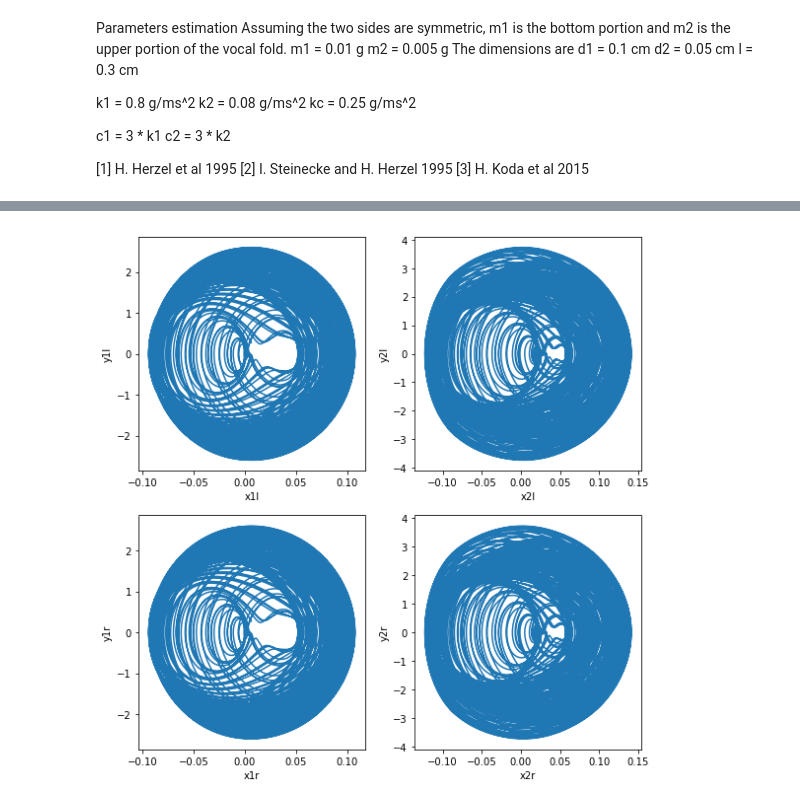
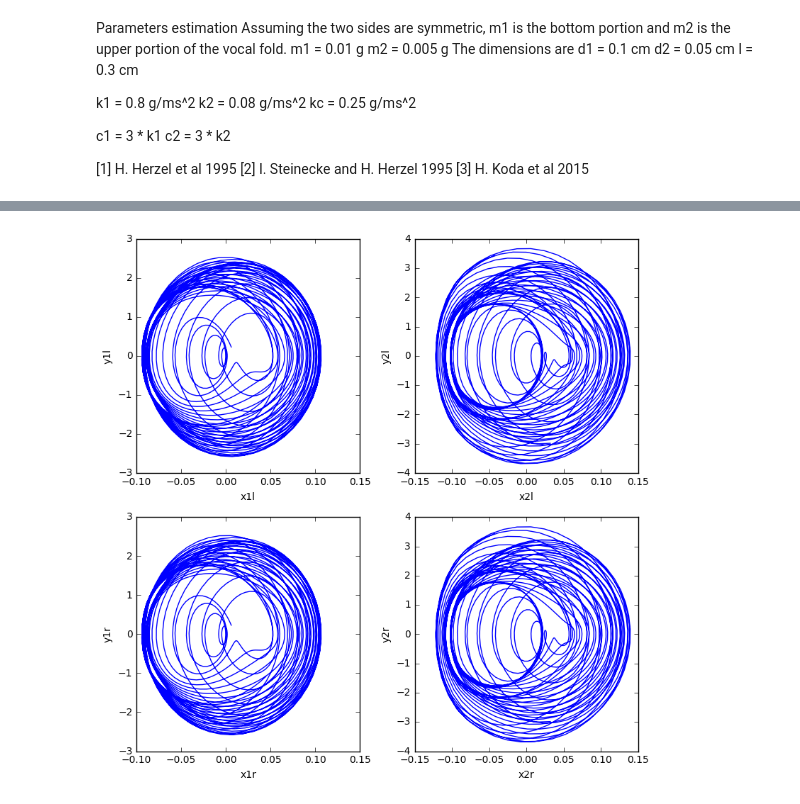
Before and after one commit to yisiszhang/two_mass_model, a Jupyter notebook: two_mass_model.ipynb, the cells around one changed output, grey strips where cells are left out. Cells and saved outputs as stored; diff of their text form; code cells hidden in the pictures.

```diff
--- a/two_mass_model.ipynb
+++ b/two_mass_model.ipynb
@@ -51,26 +25,8 @@ c2 = 3 * k2
 [3] H. Koda et al 2015
 # %%
 # Parameters
-#Q1 = 1             #scaling factor
-#Q2 = Q1**(1/3)
-#dr = 0.0001          #dampling ratio
-#m1l = m1r = m1 = 0.01 * Q1
-#m2l = m2r = m2 = 0.005 * Q1
-#k1l = k1r = k1 = 1*Q2
-#k2l = k2r = k2 = 0.25*Q2
-#kcl = kcr = kc = 0.25*Q2
-#c1l = c1r = c1 = 3*k1
-#c2l = c2r = c2 = 3*k2
-#r1l = r1r = r1 = 2*dr*(m1*k1)**0.5
-#r2l = r2r = r2 = 2*dr*(m2*k2)**0.5
-#a10 = a20 = 0.05
-#l = 0.3
-#d1 =0.1
-#d2 = 0.05
-#Ps = 0.1
-
 po = 1/4;     # which power law
-Q = 1;        # scaling factor with respect to mass
+Q = 100;        # scaling factor with respect to mass
 dr = 0.00001          # dampling ratio
 m1l = m1r = m1 = 0.01 * Q
 m2l = m2r = m2 = 0.005 * Q
@@ -103,6 +59,6 @@ y0 = [x1l0,y1l0,x2l0,y2l0,x1r0,y1r0,x2r0,y2r0]
 # Set time steps
 t0 = 0.0
 T = 50.
-N = 100000
+N = 10000
 #t = np.arange(0., T, dt)
 t = np.linspace(t0, T, N)
@@ -155,32 +100,32 @@ plt.show()
 # %%
 # Plot results
 fig = plt.figure(1, figsize=(8,8))
 
 # phase plot x1l
 ax1l = fig.add_subplot(221)
-ax1l.plot(psoln[:,0], psoln[:,1])
+ax1l.plot(psoln[-2000:,0], psoln[-2000:,1])
 ax1l.set_xlabel('x1l')
 ax1l.set_ylabel('y1l')
 
 # phase plot x2l
 ax2l = fig.add_subplot(222)
-ax2l.plot(psoln[:,2], psoln[:,3])
+ax2l.plot(psoln[-2000:,2], psoln[-2000:,3])
 ax2l.set_xlabel('x2l')
 ax2l.set_ylabel('y2l')
 
 # phase plot x1r
 ax1r = fig.add_subplot(223)
-ax1r.plot(psoln[:,4], psoln[:,5])
+ax1r.plot(psoln[-2000:,4], psoln[-2000:,5])
 ax1r.set_xlabel('x1r')
 ax1r.set_ylabel('y1r')
 
 # phase plot x2r
 ax2r = fig.add_subplot(224)
-ax2r.plot(psoln[:,6], psoln[:,7])
+ax2r.plot(psoln[-2000:,6], psoln[-2000:,7])
 ax2r.set_xlabel('x2r')
 ax2r.set_ylabel('y2r')
 
 plt.tight_layout()
 plt.show()
 # %% [output]
-[figure, old version]
+[figure, new version]
```
Also changed, not shown: parts of 10 cells of this notebook, 3 other files.
